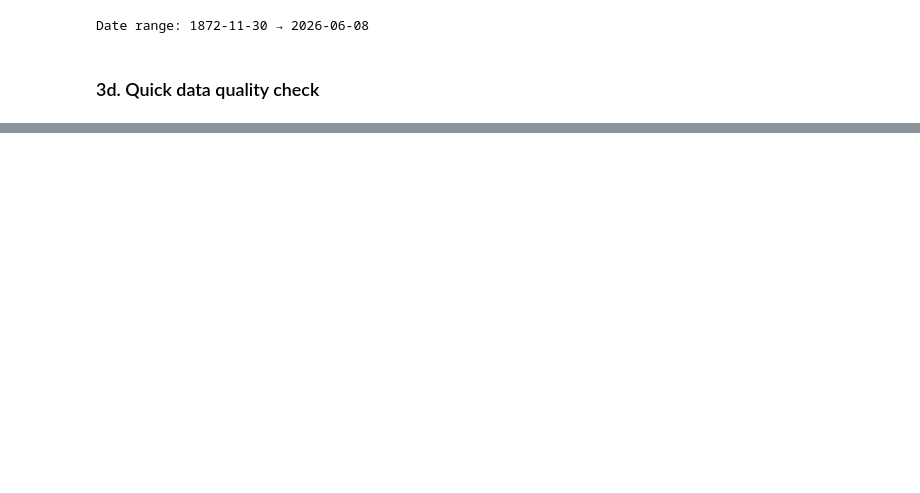
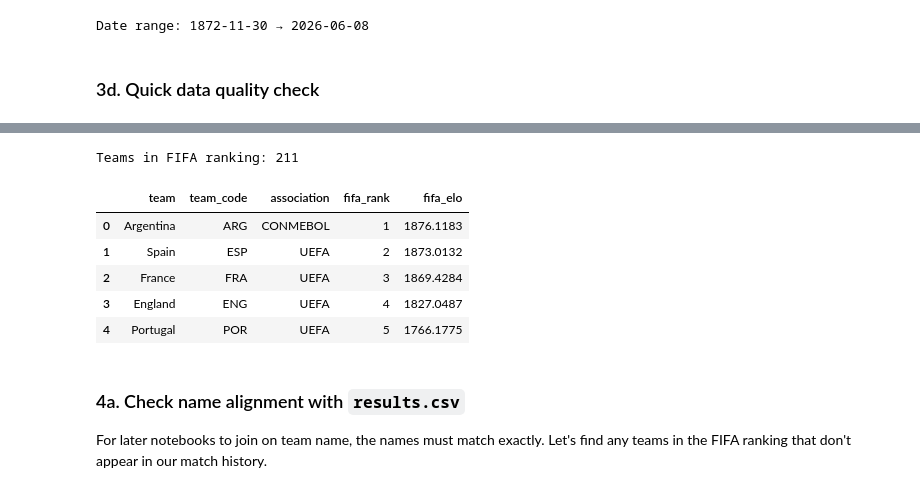
Before and after one commit to StefanIlic1/world-cup-predictions, a Jupyter notebook: src/01_data_cleaning_and_elo.ipynb, the cells around one changed output, grey strips where cells are left out. Saved outputs shown, nothing was run; the diff lists cells and outputs as text; code cells hidden in the pictures; blank space fills up the shorter version.

```diff
--- a/src/01_data_cleaning_and_elo.ipynb
+++ b/src/01_data_cleaning_and_elo.ipynb
@@ -428,0 +165,19 @@ Most teams cluster near the 1000 baseline. Outliers at the top represent the eli
+# %%
+# Keep only what we need and rename for clarity
+fifa_rank = fifa_rank[['team', 'team_code', 'association', 'rank', 'points']].copy()
+fifa_rank = fifa_rank.rename(columns={'points': 'fifa_elo', 'rank': 'fifa_rank'})
+
+print(f'Teams in FIFA ranking: {len(fifa_rank)}')
+fifa_rank.head()
+# %% [output]
+Teams in FIFA ranking: 211
+|  | team | team_code | association | fifa_rank | fifa_elo |
+| 0 | Argentina | ARG | CONMEBOL | 1 | 1876.1183 |
+| 1 | Spain | ESP | UEFA | 2 | 1873.0132 |
+| 2 | France | FRA | UEFA | 3 | 1869.4284 |
+| 3 | England | ENG | UEFA | 4 | 1827.0487 |
+| 4 | Portugal | POR | UEFA | 5 | 1766.1775 |
+# %% [markdown]
+### 4a. Check name alignment with `results.csv`
+
+For later notebooks to join on team name, the names must match exactly. Let's find any teams in the FIFA ranking that don't appear in our match history.
```
Also changed, not shown: parts of 39 cells of this notebook, 5 other files.
